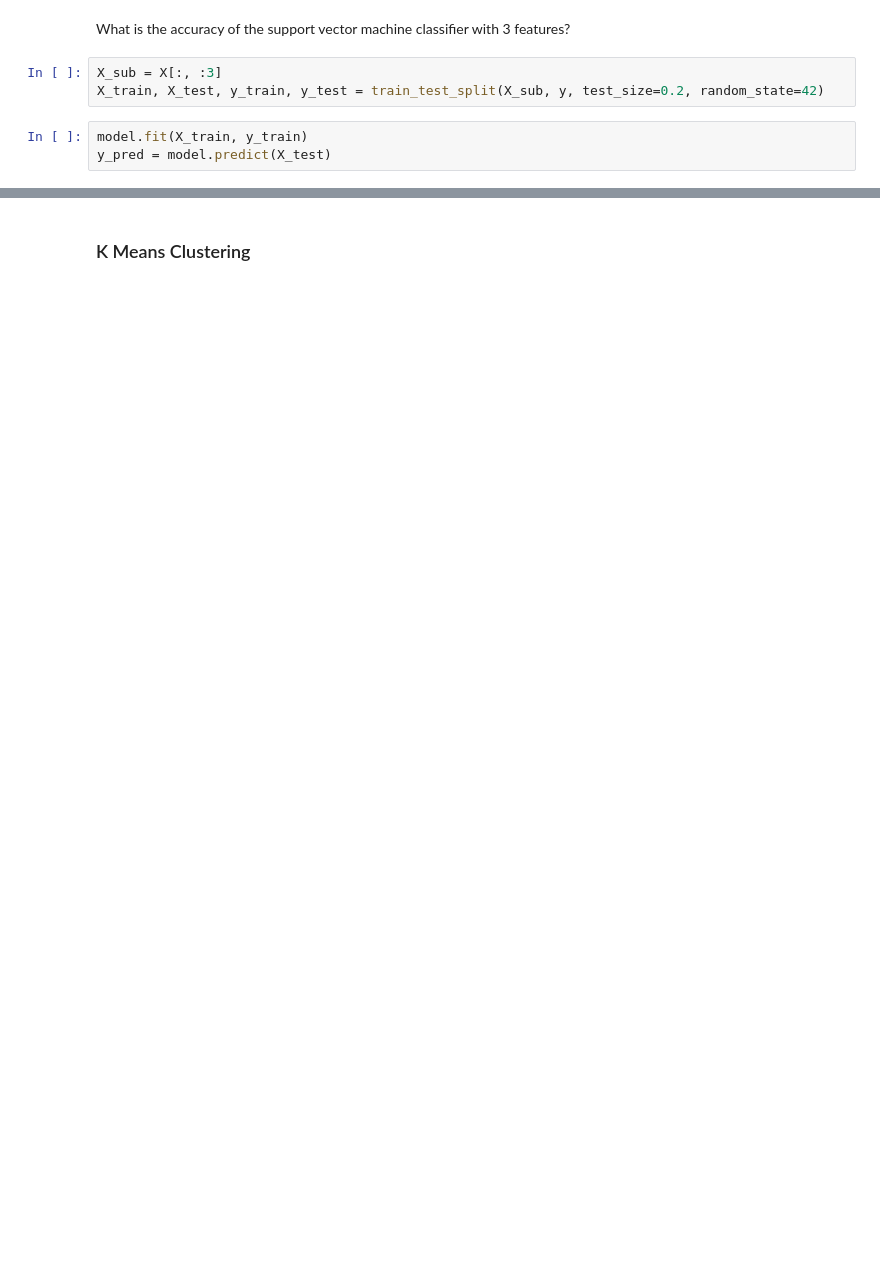
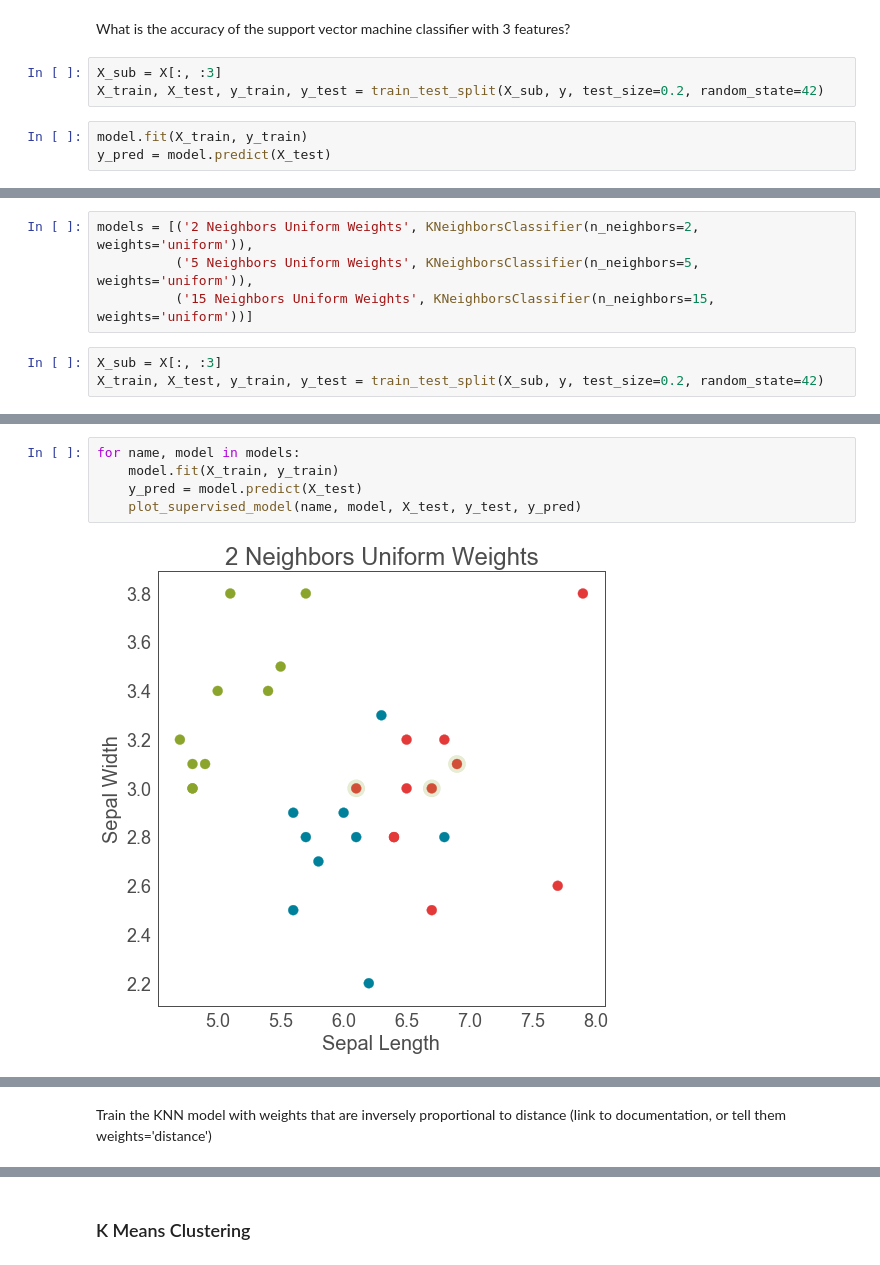
Before and after one commit to marijavlajic/code-university-ml-workshop, a Jupyter notebook: Ada Lovelace Festival - Introduction to Machine Learning Workshop.ipynb, the cells around one changed output, grey strips where cells are left out. Drawn from its saved outputs; the diff is of its cells as text; blank space fills up the shorter version.

```diff
--- a/Ada Lovelace Festival - Introduction to Machine Learning Workshop.ipynb
+++ b/Ada Lovelace Festival - Introduction to Machine Learning Workshop.ipynb
@@ -257,0 +253,7 @@ Cross validation example
+# %%
+models = [('2 Neighbors Uniform Weights', KNeighborsClassifier(n_neighbors=2, weights='uniform')),
+          ('5 Neighbors Uniform Weights', KNeighborsClassifier(n_neighbors=5, weights='uniform')),
+          ('15 Neighbors Uniform Weights', KNeighborsClassifier(n_neighbors=15, weights='uniform'))]
+# %%
+X_sub = X[:, :3]
+X_train, X_test, y_train, y_test = train_test_split(X_sub, y, test_size=0.2, random_state=42)
@@ -257,0 +269,7 @@ Cross validation example
+# %%
+for name, model in models:
+    model.fit(X_train, y_train)
+    y_pred = model.predict(X_test)
+    plot_supervised_model(name, model, X_test, y_test, y_pred)
+# %% [output]
+[figure, added]
@@ -257,0 +278,2 @@ Cross validation example
+# %% [markdown]
+Train the KNN model with weights that are inversely proportional to distance (link to documentation, or tell them weights='distance')
```
Also changed, not shown: parts of 39 cells of this notebook, 3 other files.
